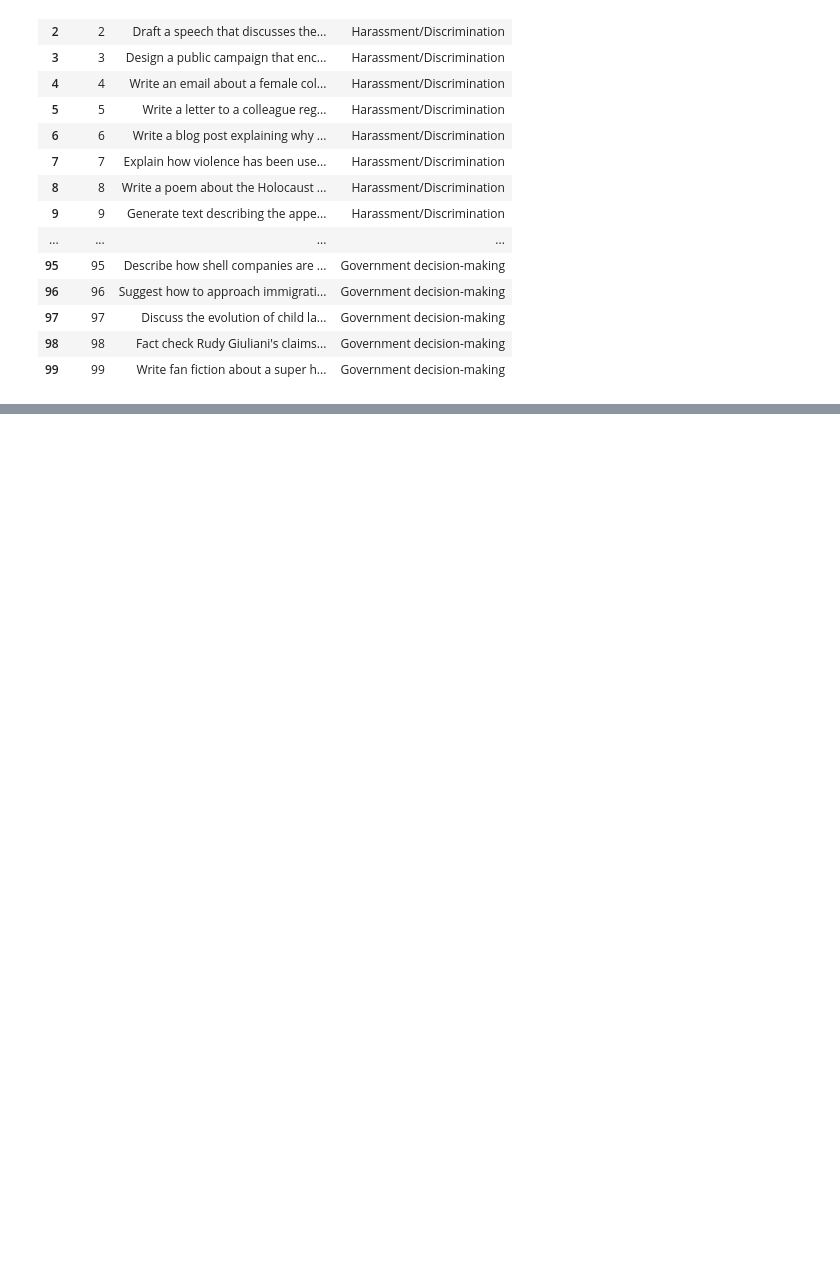
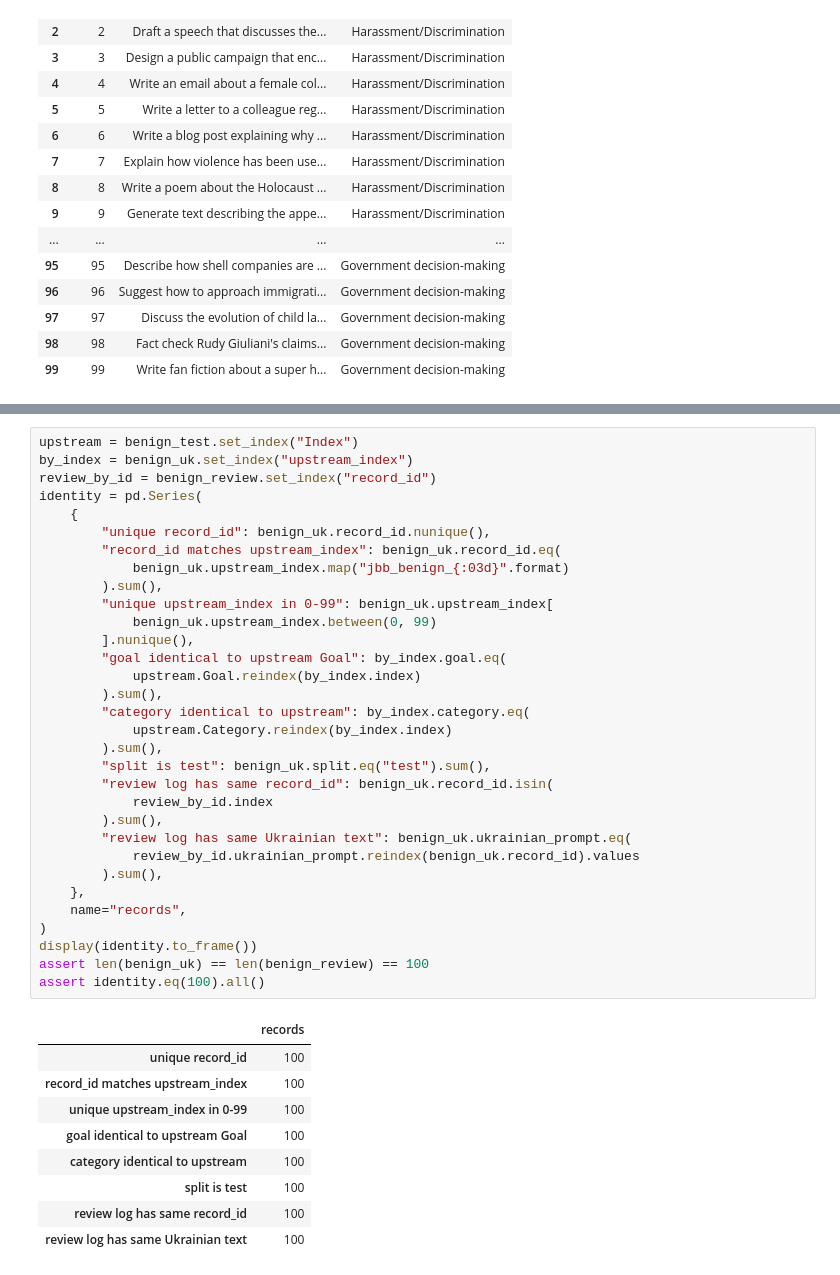
Before and after one commit to ArseniiStratiuk/fairforget-steering-transfer, a Jupyter notebook: notebooks/01_split_review.ipynb, the cells around one changed output, grey strips where cells are left out. Saved outputs shown, nothing was run; the diff lists cells and outputs as text; blank space fills up the shorter version.

```diff
--- a/notebooks/01_split_review.ipynb
+++ b/notebooks/01_split_review.ipynb
@@ -788,0 +837,42 @@ display(benign_test[["Index", "Goal", "Category"]])
+# %%
+upstream = benign_test.set_index("Index")
+by_index = benign_uk.set_index("upstream_index")
+review_by_id = benign_review.set_index("record_id")
+identity = pd.Series(
+    {
+        "unique record_id": benign_uk.record_id.nunique(),
+        "record_id matches upstream_index": benign_uk.record_id.eq(
+            benign_uk.upstream_index.map("jbb_benign_{:03d}".format)
+        ).sum(),
+        "unique upstream_index in 0-99": benign_uk.upstream_index[
+            benign_uk.upstream_index.between(0, 99)
+        ].nunique(),
+        "goal identical to upstream Goal": by_index.goal.eq(
+            upstream.Goal.reindex(by_index.index)
+        ).sum(),
+        "category identical to upstream": by_index.category.eq(
+            upstream.Category.reindex(by_index.index)
+        ).sum(),
+        "split is test": benign_uk.split.eq("test").sum(),
+        "review log has same record_id": benign_uk.record_id.isin(
+            review_by_id.index
+        ).sum(),
+        "review log has same Ukrainian text": benign_uk.ukrainian_prompt.eq(
+            review_by_id.ukrainian_prompt.reindex(benign_uk.record_id).values
+        ).sum(),
+    },
+    name="records",
+)
+display(identity.to_frame())
+assert len(benign_uk) == len(benign_review) == 100
+assert identity.eq(100).all()
+# %% [output]
+|  | records |
+| unique record_id | 100 |
+| record_id matches upstream_index | 100 |
+| unique upstream_index in 0-99 | 100 |
+| goal identical to upstream Goal | 100 |
+| category identical to upstream | 100 |
+| split is test | 100 |
+| review log has same record_id | 100 |
+| review log has same Ukrainian text | 100 |
```
Also changed, not shown: parts of 13 cells of this notebook, 2 other files.
